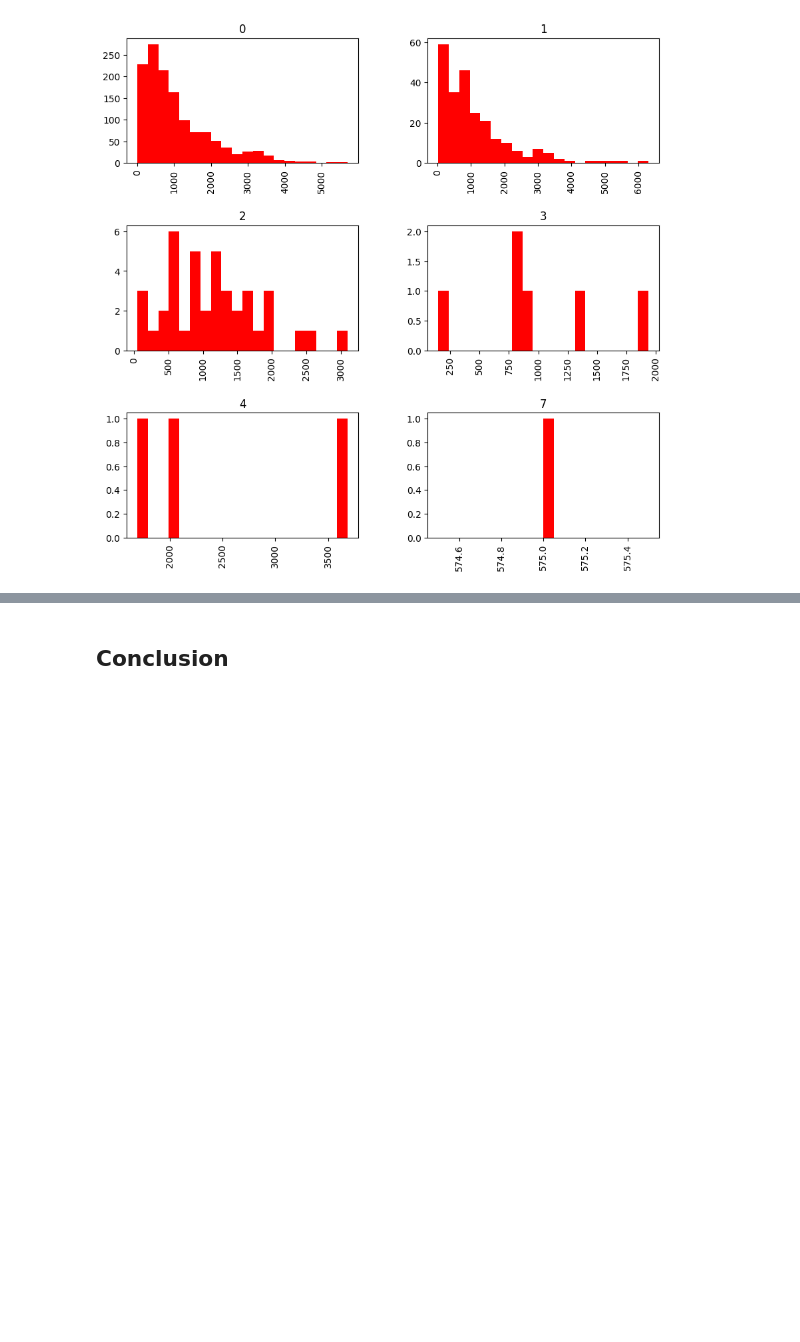
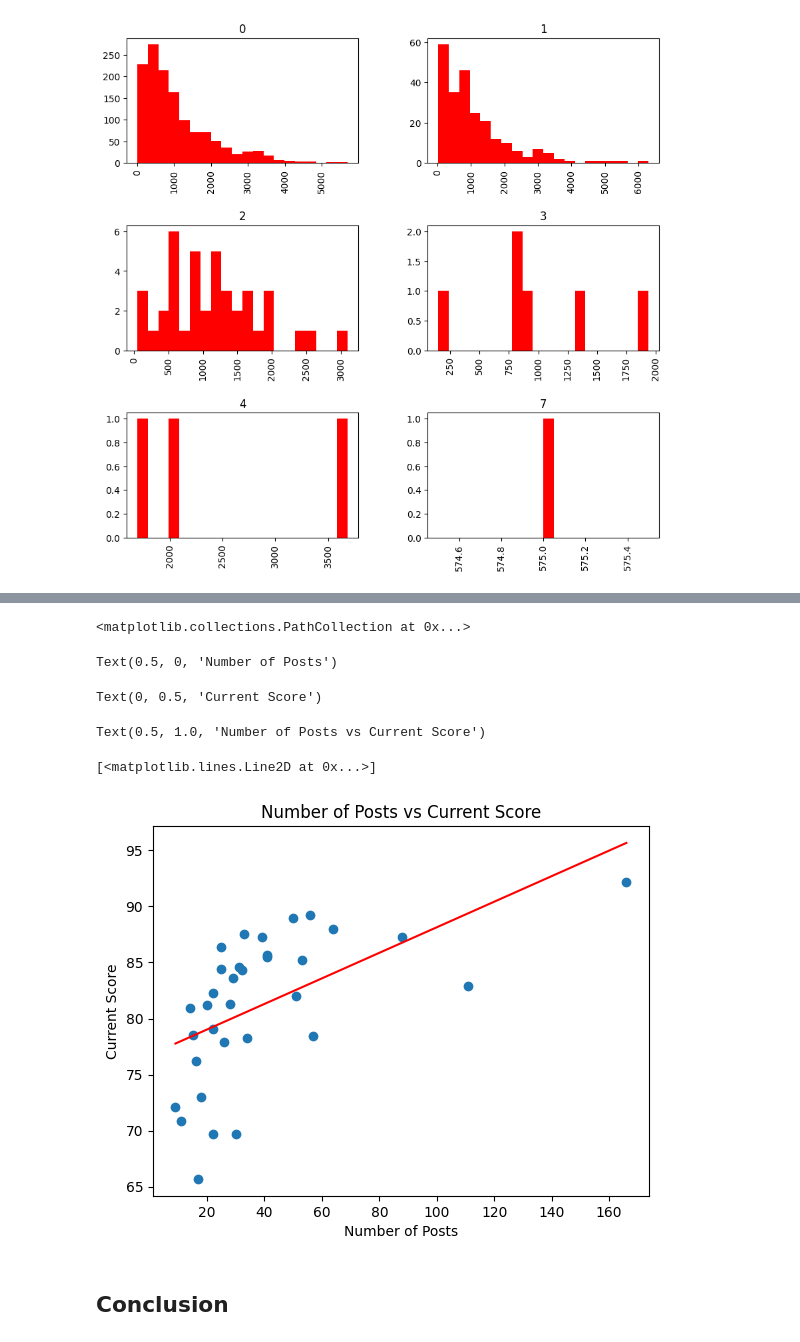
Before and after one commit to jon-chow/hack-la-2022, a Jupyter notebook: src/canvas.ipynb, the cells around one changed output, grey strips where cells are left out. Saved outputs shown, nothing was run; the diff lists cells and outputs as text; code cells hidden in the pictures; blank space fills up the shorter version.

```diff
--- a/src/canvas.ipynb
+++ b/src/canvas.ipynb
@@ -115,0 +199,4 @@ Name: post_message_length, dtype: float64
+# %%
+# merge gradebook data and discussions data on actor_id
+merge_data_2 = pd.merge(filter_gradebook, number_of_posts, left_on = 'Student', right_on = 'actor_id')
+display(merge_data_2)
@@ -116,3 +221,22 @@ Name: post_message_length, dtype: float64
+# %%
+# plot merge_data_2 to see if there is a correlation between current score and number of posts
+plt.scatter(merge_data_2["number_of_posts"], merge_data_2["Current Score"])
+plt.xlabel("Number of Posts")
+plt.ylabel("Current Score")
+plt.title("Number of Posts vs Current Score")
+
+# convert Current Score to numeric
+merge_data_2["Current Score"] = pd.to_numeric(merge_data_2["Current Score"])
+
+# add a best fit line to the plot
+plt.plot(np.unique(merge_data_2["number_of_posts"]), np.poly1d(np.polyfit(merge_data_2["number_of_posts"], merge_data_2["Current Score"], 1))(np.unique(merge_data_2["number_of_posts"])), color = 'red')
+# %% [output]
+<matplotlib.collections.PathCollection at 0x...>
+Text(0.5, 0, 'Number of Posts')
+Text(0, 0.5, 'Current Score')
+Text(0.5, 1.0, 'Number of Posts vs Current Score')
+[<matplotlib.lines.Line2D at 0x...>]
+[figure, added]
 # %% [markdown]
 ## **Conclusion**
 # %% [markdown]
```
Also changed, not shown: parts of 9 cells of this notebook, 1 other file.
